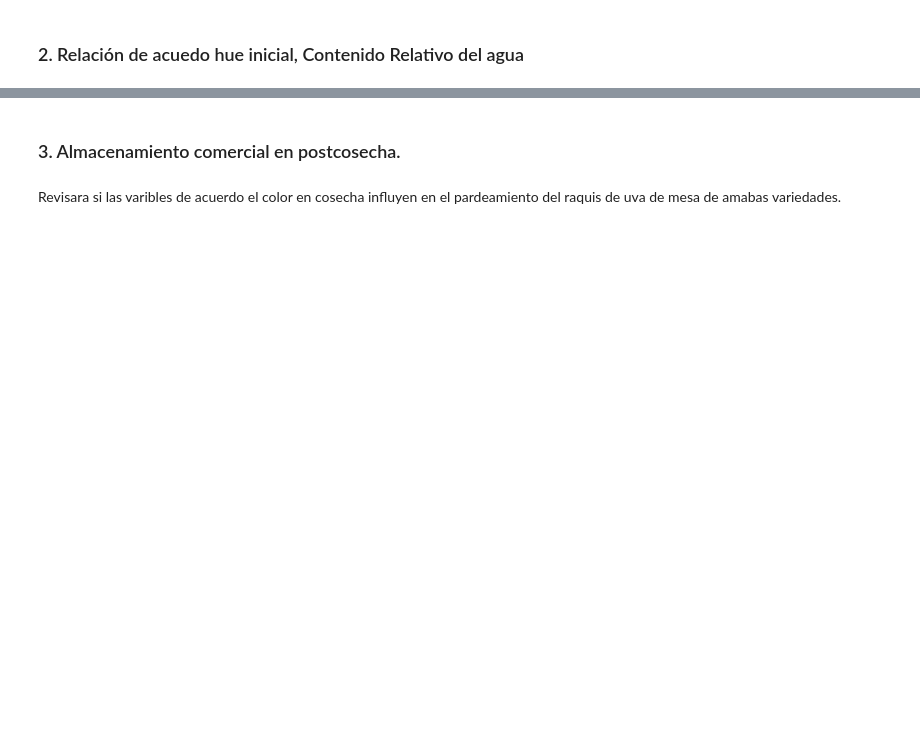
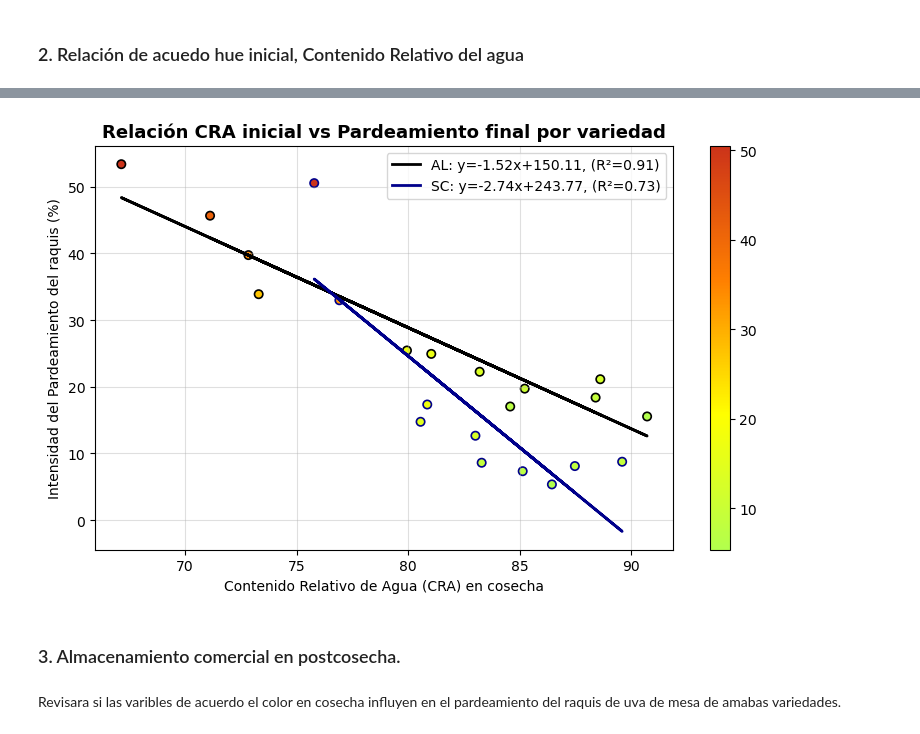
Before and after one commit to stwar7/Uva-de-mesa-2025, a Jupyter notebook: Scripts/pardeamiento_uva.ipynb, the cells around one changed output, grey strips where cells are left out. Drawn from its saved outputs; the diff is of its cells as text; code cells hidden in the pictures; blank space fills up the shorter version.

```diff
--- a/Scripts/pardeamiento_uva.ipynb
+++ b/Scripts/pardeamiento_uva.ipynb
@@ -239,3 +155,102 @@ plt.show()
+# %%
+#  Correlacion de acuerdo CRA vs pardeamiento
+datos_CRA = pd.read_csv(r'../datos/Contenido relativo de agua.csv', sep=';')
+
+# Calculamos el promedio  CAR en T0
+CRA_promedio_T0 = (
+    datos_CRA
+    .groupby(['Productor', 'Variedad', 'Color', 'Tratamientos'])['CAR']
+    .mean()
+    .round(2)
+    .reset_index()
+)
+
+# Filtrar pardeamiento T10
+Pardo_t10 = df[df['Tiempo'] == 'T10']
+
+# Calculamos el promedio pardeamiento T10
+Pardo_promedio_T10 = (
+    Pardo_t10
+    .groupby(['Productor', 'Variedad', 'Color', 'Tratamientos'])['Pardo']
+    .mean()
+    .round(2)
+    .reset_index()
+)
+
+# Unión de los promedios
+CAR_VS_PAR = pd.merge(
+    CRA_promedio_T0,
+    Pardo_promedio_T10,
+    on=['Productor', 'Variedad', 'Color', 'Tratamientos']
+)
+
+# Colormap
+colors = [
+    (0.7, 1.0, 0.3),   # Verde amarillento
+    (1.0, 1.0, 0.0),   # Amarillo
+    (1.0, 0.5, 0.0),   # Naranja
+    (0.8, 0.2, 0.1)    # Pardo/rojo degradado
+]
+cmap_rav1 = mcolors.LinearSegmentedColormap.from_list("verde_a_pardo", colors, N=256)
+
+# Crear gráfico
+plt.figure(figsize=(8, 5))
+variedades = CAR_VS_PAR['Variedad'].unique()
+
+# Colores de línea (puedes cambiarlos si quieres)
+colores_linea = ['black', 'darkblue']
+
+# Colores de borde recomendados por variedad
+colores_borde = {
+    'AL': 'black',
+    'SC': 'darkblue'
+}
+
+# === Scatter con borde por variedad ===
+for variedad in variedades:
+    datos_var = CAR_VS_PAR[CAR_VS_PAR['Variedad'] == variedad]
+
+    plt.scatter(
+        datos_var['CAR'],
+        datos_var['Pardo'],
+        c=datos_var['Pardo'],          # color interior por colormap
+        cmap=cmap_rav1,
+        edgecolors=colores_borde[variedad],  # borde diferenciado
+        linewidth=1.2
+    )
+
+# === Regresión lineal por variedad ===
+for i, variedad in enumerate(variedades):
+    datos = CAR_VS_PAR[CAR_VS_PAR['Variedad'] == variedad]
+    X = datos[['CAR']].values
+    y = datos['Pardo'].values
+
+    modelo = LinearRegression()
+    modelo.fit(X, y)
+    y_pred = modelo.predict(X)
+
+    r2 = r2_score(y, y_pred)
+    pendiente = modelo.coef_[0]
+    intercepto = modelo.intercept_
+
+    plt.plot(
+        X, y_pred,
+        color=colores_linea[i % len(colores_linea)],
+        lw=2,
+        label=f'{variedad}: y={pendiente:.2f}x+{intercepto:.2f}, (R²={r2:.2f})'
+    )
+
+# Formato final
+plt.xlabel('Contenido Relativo de Agua (CRA) en cosecha')
+plt.ylabel('Intensidad del Pardeamiento del raquis (%)')
+plt.title('Relación CRA inicial vs Pardeamiento final por variedad', fontsize=13, weight='bold')
+plt.colorbar()
+plt.grid(alpha=0.4)
+plt.legend(frameon=True)
+plt.tight_layout()
+plt.show()
+# %% [output]
+[figure, added]
 # %% [markdown]
 ### 3. Almacenamiento comercial en postcosecha.
 # %% [markdown]
```
Also changed, not shown: parts of 5 cells of this notebook, 9 other files.
